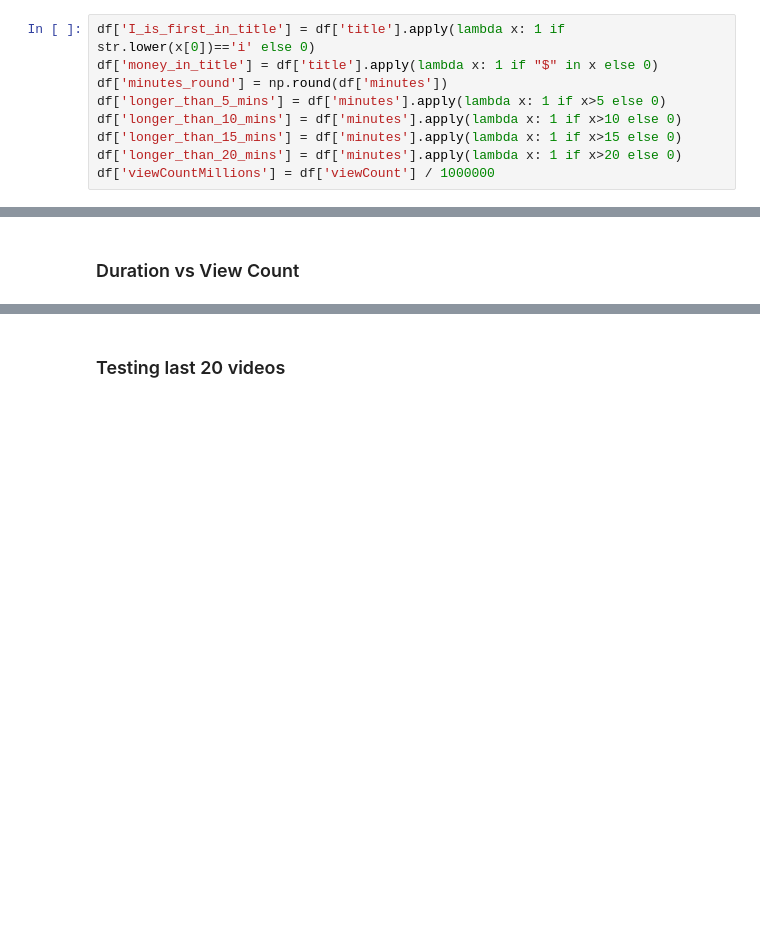
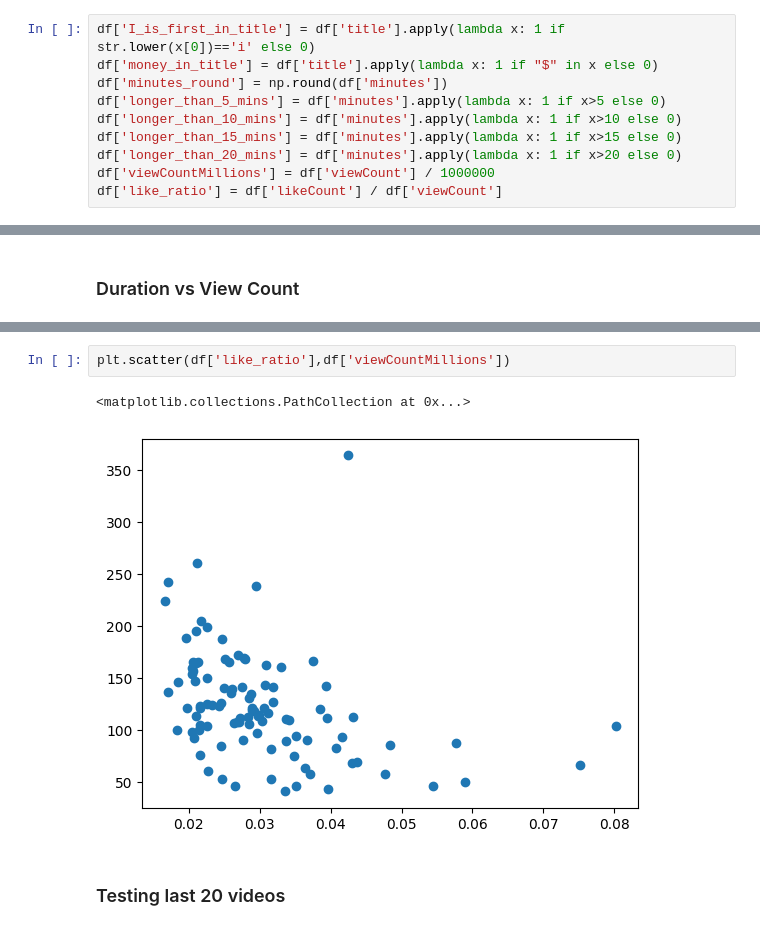
Before and after one commit to fernandez-justin/mr_beast_analysis, a Jupyter notebook: python_scripts/full_video_analysis.ipynb, the cells around one changed output, grey strips where cells are left out. Saved outputs shown, nothing was run; the diff lists cells and outputs as text; blank space fills up the shorter version.

```diff
--- a/python_scripts/full_video_analysis.ipynb
+++ b/python_scripts/full_video_analysis.ipynb
@@ -116,6 +116,7 @@ df['longer_than_10_mins'] = df['minutes'].apply(lambda x: 1 if x>10 else 0)
 df['longer_than_15_mins'] = df['minutes'].apply(lambda x: 1 if x>15 else 0)
 df['longer_than_20_mins'] = df['minutes'].apply(lambda x: 1 if x>20 else 0)
 df['viewCountMillions'] = df['viewCount'] / 1000000
+df['like_ratio'] = df['likeCount'] / df['viewCount']
 # %%
 df.describe()
 # %% [output]
@@ -344,3 +331,8 @@ plt.savefig('images/duration_vs_view_count.jpg')
+# %%
+plt.scatter(df['like_ratio'],df['viewCountMillions'])
+# %% [output]
+<matplotlib.collections.PathCollection at 0x...>
+[figure, added]
 # %% [markdown]
 ### Testing last 20 videos
 # %%
```
Also changed, not shown: parts of 26 cells of this notebook, 1 other file.
